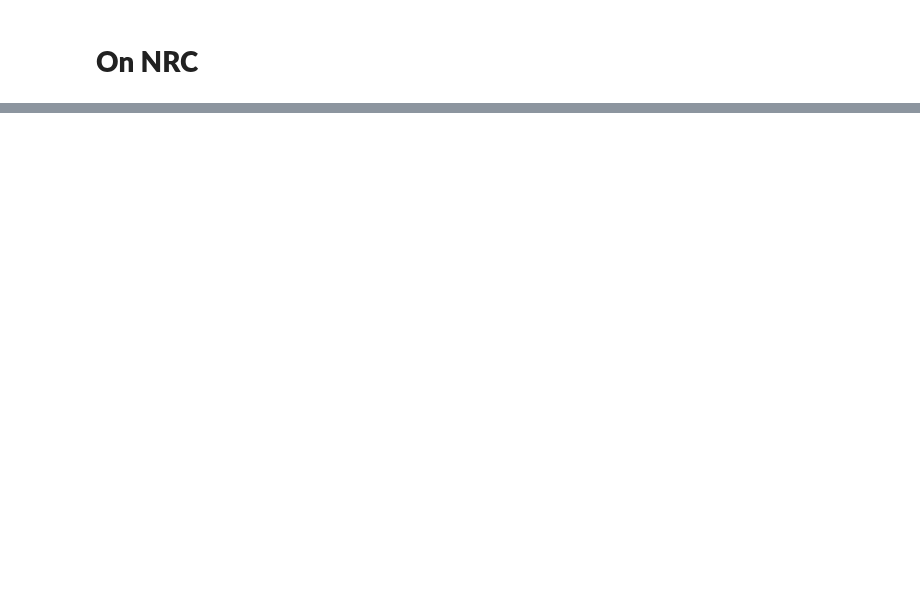
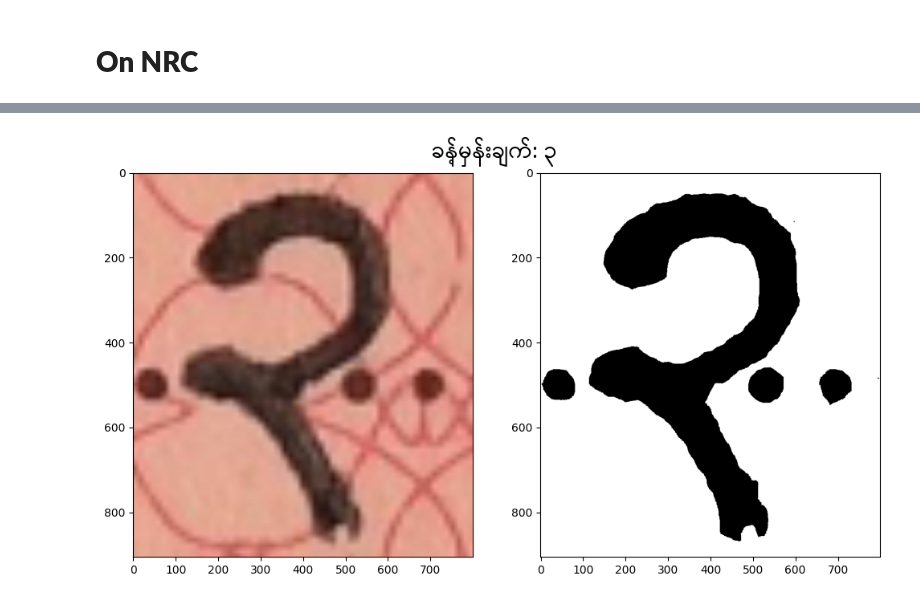
Before and after one commit to SannMyatMin/Burmese_Date_Recognizer, a Jupyter notebook: DayMonth_Prediction.ipynb, the cells around one changed output, grey strips where cells are left out. Cells and saved outputs as stored; diff of their text form; code cells hidden in the pictures; blank space fills up the shorter version.

```diff
--- a/DayMonth_Prediction.ipynb
+++ b/DayMonth_Prediction.ipynb
@@ -45,10 +47,10 @@ def display_predictions_on_test(paths, results):
 # %% [markdown]
 # **Prediction**
 # %%
-test_imgs = ["t_0.jpg", "t_1.jpg", "t_2.jpg", "t_3.jpg", "t_4.jpg", "t_5.jpg", "t_6.jpg", "t_7.jpg", "t_8.jpg", "t_9.jpg",
-             "t_10.jpg", "t_11.jpg", "t_12.jpg", "t_13.jpg", "t_14.jpg", "t_15.jpg", "t_16.jpg", "t_17.jpg", "t_18.jpg", "t_19.jpg",
-             "t_20.jpg", "t_21.jpg", "t_22.jpg", "t_23.jpg", "t_24.jpg", "t_25.jpg", "t_26.jpg", "t_27.jpg", "t_28.jpg", "t_29.jpg",
-             "t_30.jpg", "t_31.jpg"]
+test_imgs = ["t_0.jpg", "t_1.jpg", "t_2.jpg", "t_5.jpg", "t_4.jpg", "t_13.jpg", "t_6.jpg", "t_7.jpg", "t_18.jpg", "t_9.jpg",
+             "t_30.jpg", "t_21.jpg", "t_12.jpg", "t_14.jpg", "t_3.jpg", "t_15.jpg", "t_26.jpg", "t_17.jpg", "t_8.jpg", "t_19.jpg",
+             "t_20.jpg", "t_11.jpg", "t_22.jpg", "t_27.jpg", "t_24.jpg", "t_25.jpg", "t_29.jpg", "t_23.jpg", "t_28.jpg", "t_16.jpg",
+             "t_10.jpg", "t_31.jpg"]
 # %%
 predictions = []
 for i in range(32):
@@ -191 +191,4 @@ display_nrc_result(model, class_names, "nrc_7_1.jpg")
 [figure]
+# %%
+display_nrc_result(model, class_names, "nrc_3.jpg")
+# %% [output]
@@ -191,0 +196 @@ display_nrc_result(model, class_names, "nrc_7_1.jpg")
+[figure, added]
```
Also changed, not shown: parts of 18 cells of this notebook, 5 other files.
